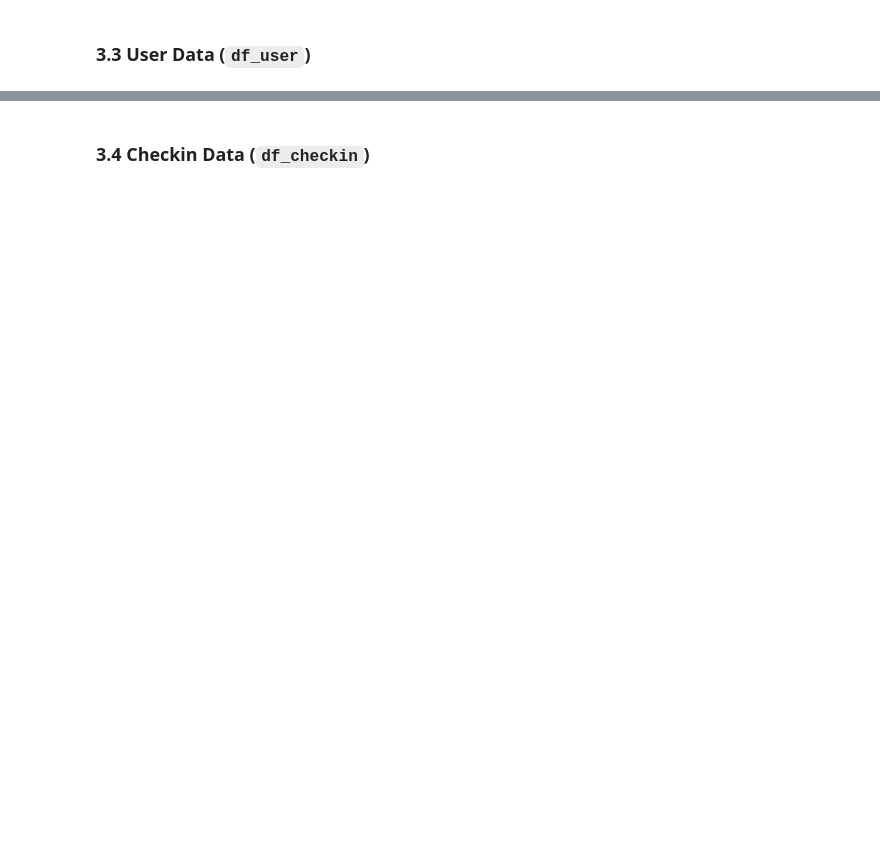
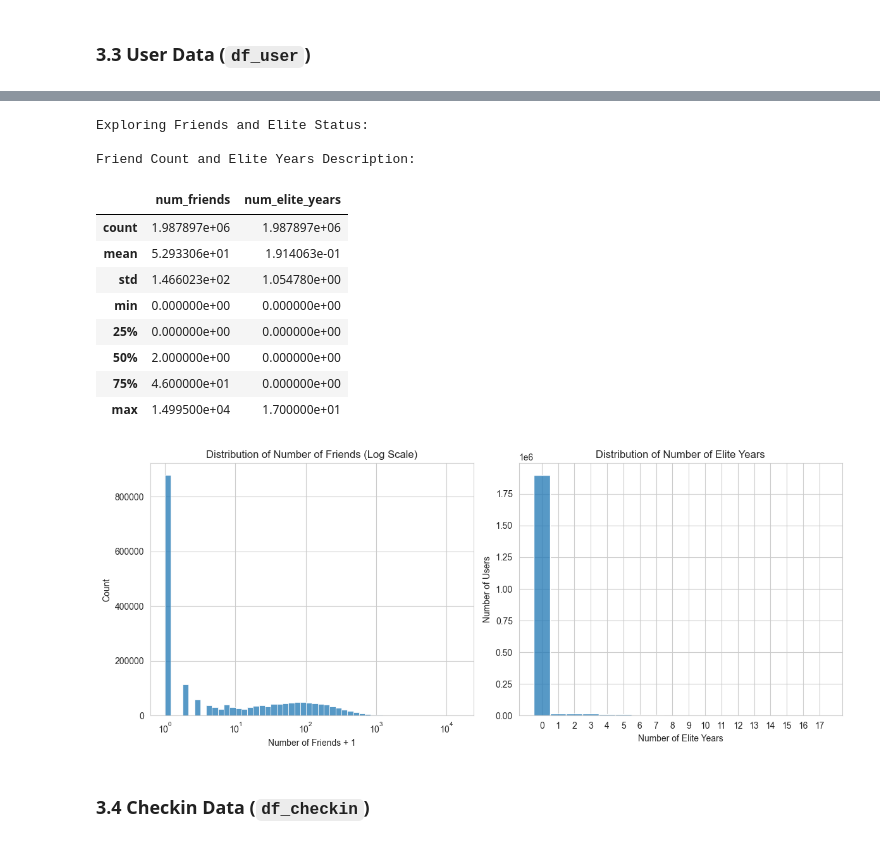
Before and after one commit to AmanNarendraAli/DSMProject, a Jupyter notebook: scripts/EDA.ipynb, the cells around one changed output, grey strips where cells are left out. Saved outputs shown, nothing was run; the diff lists cells and outputs as text; code cells hidden in the pictures; blank space fills up the shorter version.

```diff
--- a/scripts/EDA.ipynb
+++ b/scripts/EDA.ipynb
@@ -422,30 +747,55 @@ plt.show()
 # %%
-# Explore Friends and Elite Status
-# Calculate number of friends (friends column is a list of user_ids)
-# The friends list can be very long and is stored as a string, needs careful parsing
-df_user['num_friends'] = df_user['friends'].apply(lambda x: len(x.split(', ')) if x != 'None' else 0)
+# Explore Friends and Elite Status (only if loaded)
+if df_user is not None:
+    print("\nExploring Friends and Elite Status:")
+    # Calculate number of friends (friends column is a comma-separated string of user_ids)
+    # Handle 'None' string explicitly
+    df_user['num_friends'] = df_user['friends'].apply(lambda x: 0 if x == 'None' else len(x.split(',')))
 
-# Calculate number of elite years
-# The elite list is stored as a string
-df_user['num_elite_years'] = df_user['elite'].apply(lambda x: len(x.split(',')) if x != 'None' and x != '' else 0)
+    # Calculate number of elite years (elite column is a comma-separated string of years)
+    # Handle 'None' and empty string '' explicitly
+    df_user['num_elite_years'] = df_user['elite'].apply(lambda x: 0 if (x == 'None' or x == '') else len(x.split(',')))
 
-print("\nFriend Count and Elite Years Description:")
-display(df_user[['num_friends', 'num_elite_years']].describe())
+    print("\nFriend Count and Elite Years Description:")
+    display(df_user[['num_friends', 'num_elite_years']].describe())
 
-# Plot distributions
-plt.figure(figsize=(12, 5))
+    # Plot distributions
+    plt.figure(figsize=(12, 5))
 
-plt.subplot(1, 2, 1)
-sns.histplot(df_user['num_friends'] + 1, bins=50, log_scale=True)
-plt.title('Distribution of Number of Friends (Log Scale)')
+    plt.subplot(1, 2, 1)
+    sns.histplot(df_user['num_friends'] + 1, bins=50, log_scale=True)
+    plt.title('Distribution of Number of Friends (Log Scale)')
+    plt.xlabel('Number of Friends + 1')
 
-plt.subplot(1, 2, 2)
-sns.histplot(df_user['num_elite_years'], bins=df_user['num_elite_years'].max() + 1, discrete=True)
-plt.title('Distribution of Number of Elite Years')
-plt.xticks(range(0, df_user['num_elite_years'].max() + 1))
 
-plt.tight_layout()
-plt.show()
+    plt.subplot(1, 2, 2)
+    max_elite_years = df_user['num_elite_years'].max()
+    # Use discrete bins covering the range 0 to max_elite_years
+    sns.histplot(df_user['num_elite_years'], bins=max_elite_years + 1, discrete=True)
+    plt.title('Distribution of Number of Elite Years')
+    plt.xlabel('Number of Elite Years')
+    plt.ylabel('Number of Users')
+    plt.xticks(range(0, max_elite_years + 1, max(1, max_elite_years // 10))) # Adjust ticks based on range
+
+
+    plt.tight_layout()
+    plt.show()
+else:
+    print("User data was not loaded. Skipping Friends/Elite exploration.")
+# %% [output]
+Exploring Friends and Elite Status:
+
+Friend Count and Elite Years Description:
+|  | num_friends | num_elite_years |
+| count | 1.987897e+06 | 1.987897e+06 |
+| mean | 5.293306e+01 | 1.914063e-01 |
+| std | 1.466023e+02 | 1.054780e+00 |
+| min | 0.000000e+00 | 0.000000e+00 |
+| 25% | 0.000000e+00 | 0.000000e+00 |
+| 50% | 2.000000e+00 | 0.000000e+00 |
+| 75% | 4.600000e+01 | 0.000000e+00 |
+| max | 1.499500e+04 | 1.700000e+01 |
+[figure, added]
 # %% [markdown]
 ### 3.4 Checkin Data (`df_checkin`)
 # %%
```
Also changed, not shown: parts of 40 cells of this notebook.
